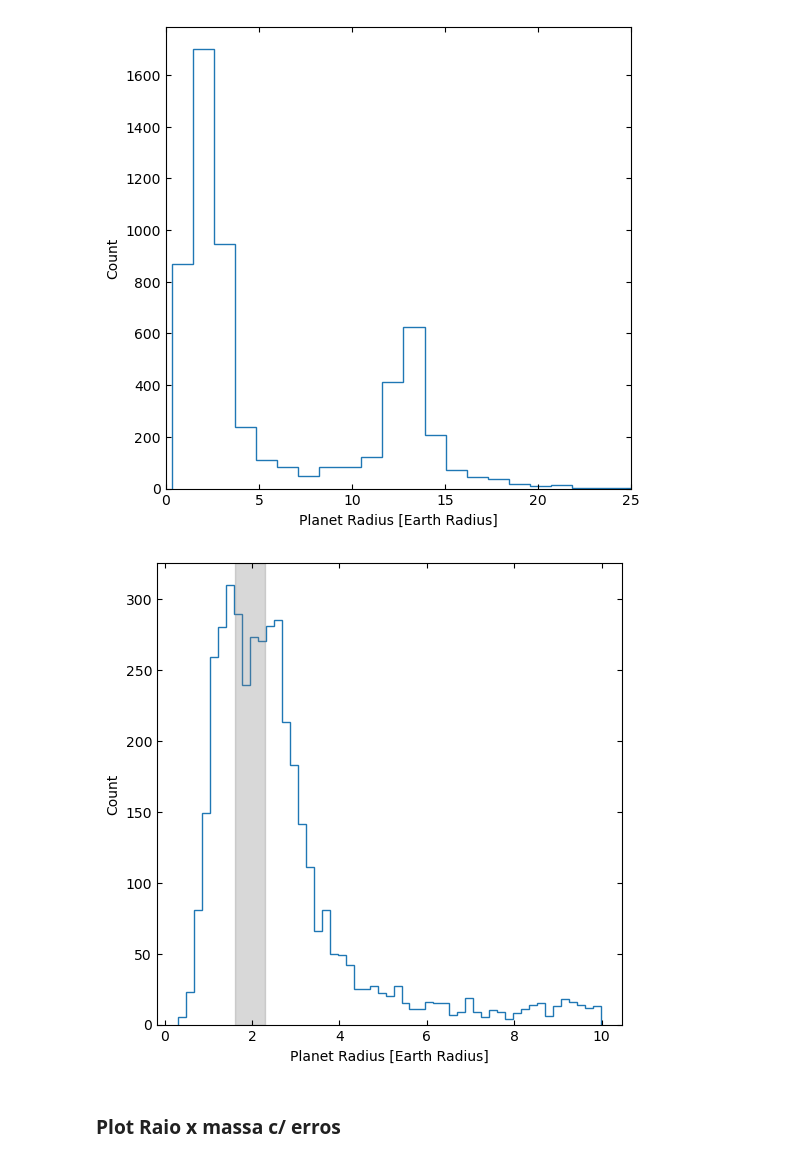
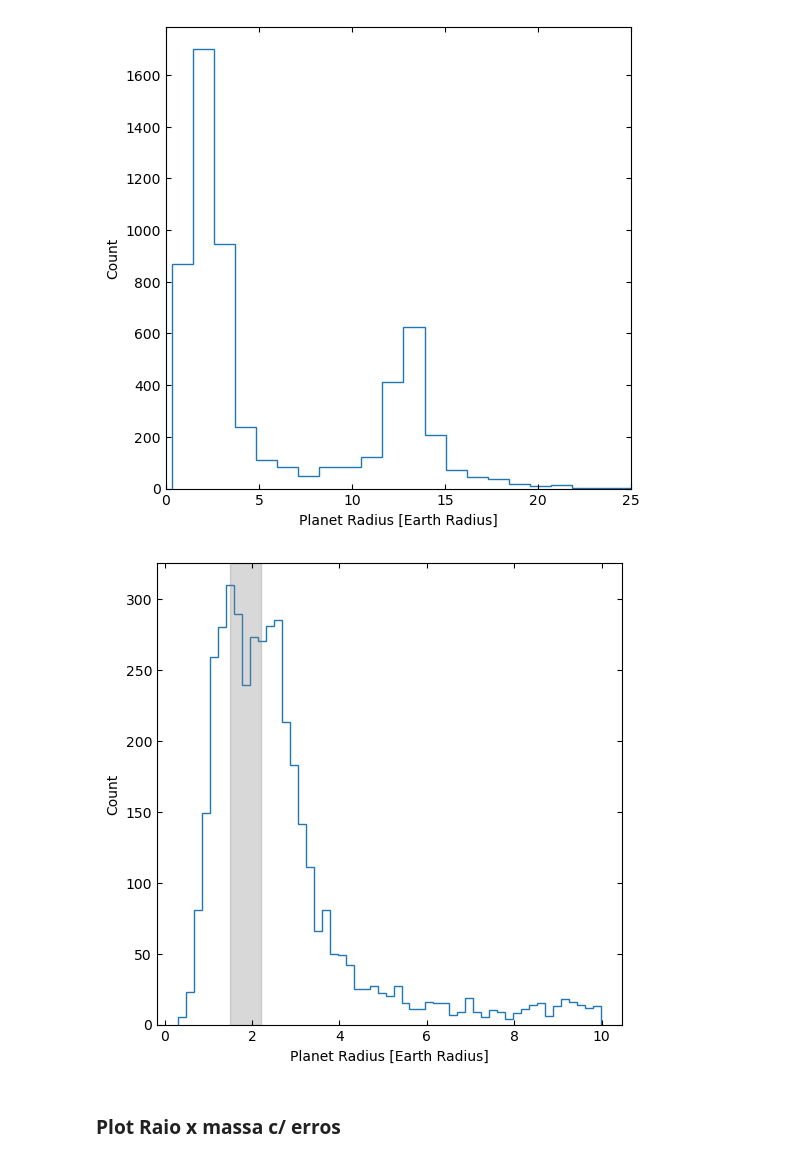
Before and after one commit to ylaksl/Exoplanets-Stats, a Jupyter notebook: exoplanet-stats.ipynb, the cells around one changed output. Drawn from its saved outputs; the diff is of its cells as text; code cells hidden in the pictures.

```diff
--- a/exoplanet-stats.ipynb
+++ b/exoplanet-stats.ipynb
@@ -134,22 +134,22 @@ plt.show()
 # %%
 ## looking closer to sub-neptunes
 
 num_bins = freedman_diaconis_bins(plot3_2)
 
 ## plotando figura
 
 plt.figure(figsize=(6,6))
 h, edges = np.histogram(plot3_2,bins=num_bins)
 plt.stairs(h, edges, label='Simple histogram')
 #plt.xlim(0,20)
-plt.axvspan(1.6, 2.3, alpha=0.3, color='gray')
+plt.axvspan(1.5, 2.2, alpha=0.3, color='gray')
 plt.tick_params(direction='in', which = 'both', bottom = 1, top =1, left = 1, right = 1)
 
 plt.ylabel('Count')
 plt.xlabel('Planet Radius [Earth Radius]')
 plt.show()
 # %% [output]
-[figure, old version]
+[figure, new version]
 # %% [markdown]
 ### **Plot Raio x massa c/ erros**
 # %%
```
Also changed, not shown: parts of 9 cells of this notebook, 1 other file.
